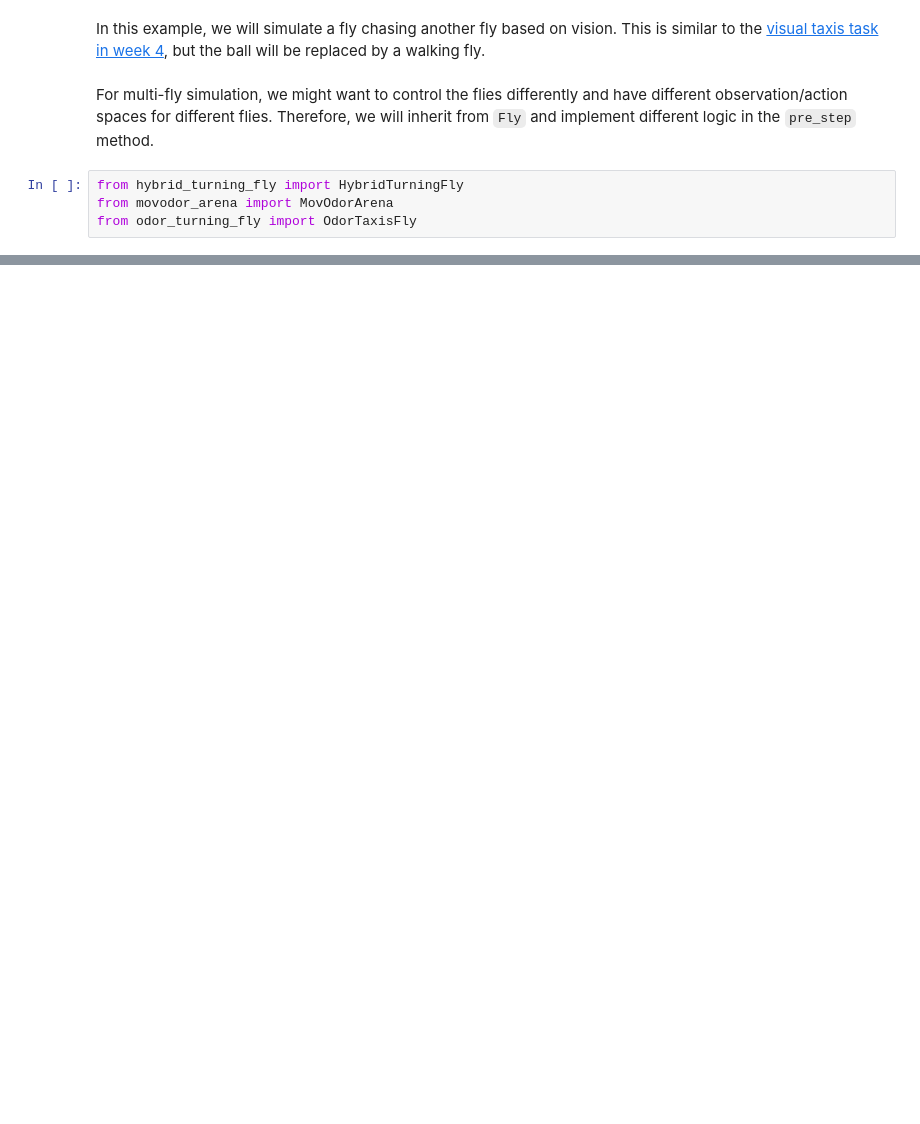
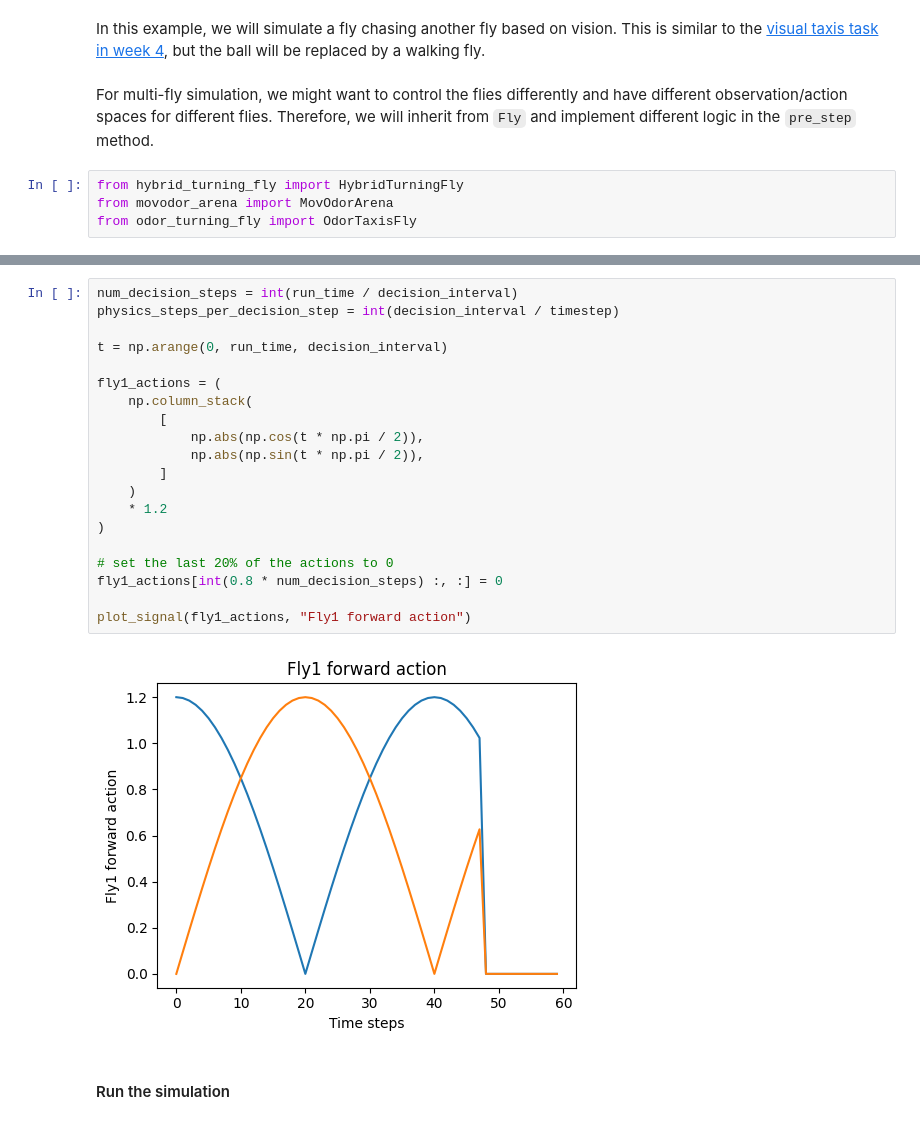
Before and after one commit to AndyPiantoni/ControlBehavProject, a Jupyter notebook: chasing.ipynb, the cells around one changed output, grey strips where cells are left out. Saved outputs shown, nothing was run; the diff lists cells and outputs as text; blank space fills up the shorter version.

```diff
--- a/chasing.ipynb
+++ b/chasing.ipynb
@@ -107 +128,25 @@ sim = Simulation(
+# %%
+num_decision_steps = int(run_time / decision_interval)
+physics_steps_per_decision_step = int(decision_interval / timestep)
+
+t = np.arange(0, run_time, decision_interval)
+
+fly1_actions = (
+    np.column_stack(
+        [
+            np.abs(np.cos(t * np.pi / 2)),
+            np.abs(np.sin(t * np.pi / 2)),
+        ]
+    )
+    * 1.2
+)
+
+# set the last 20% of the actions to 0
+fly1_actions[int(0.8 * num_decision_steps) :, :] = 0
+
+plot_signal(fly1_actions, "Fly1 forward action")
+# %% [output]
+[figure, added]
+# %% [markdown]
+#### Run the simulation
 # %%
```
Also changed, not shown: parts of 10 cells of this notebook.
